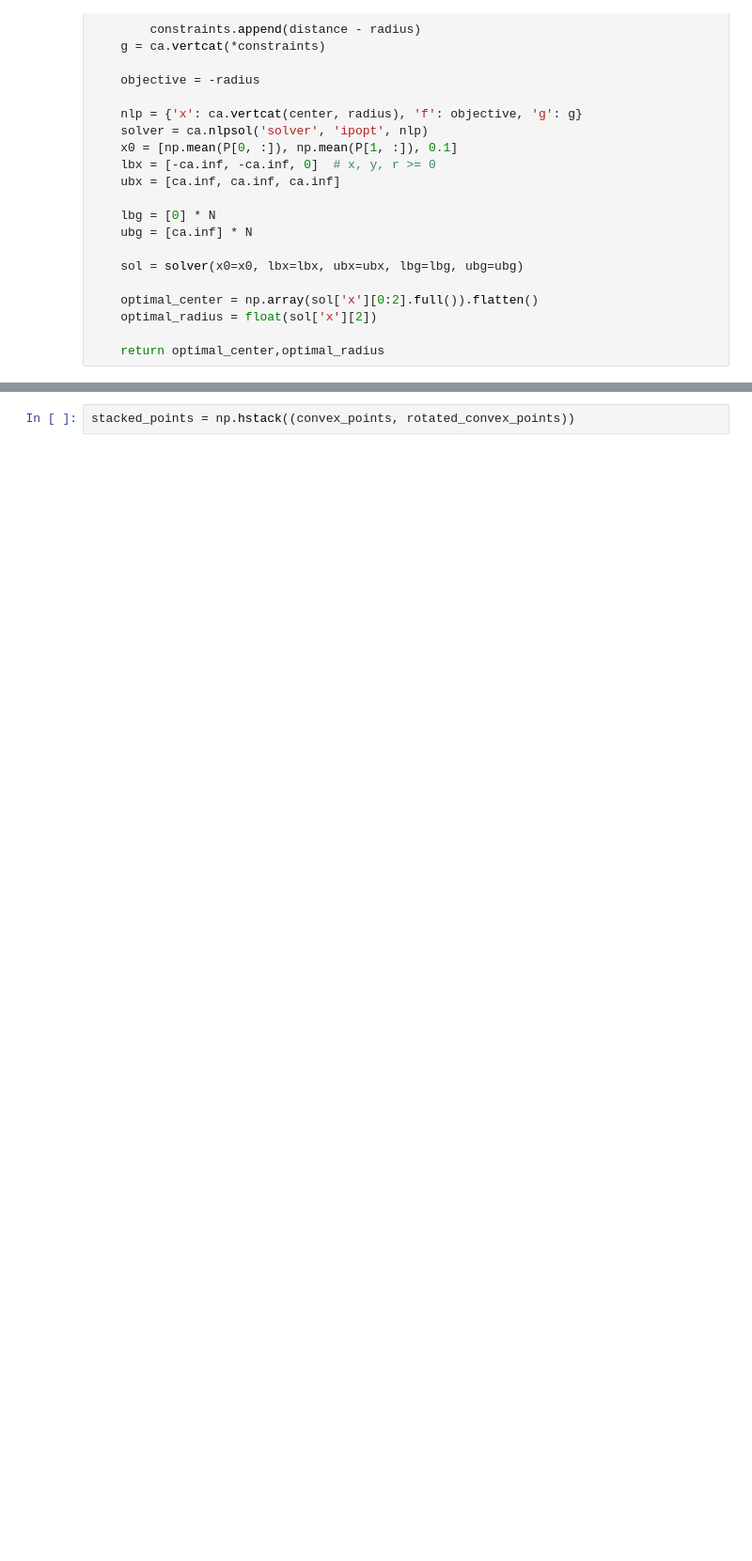
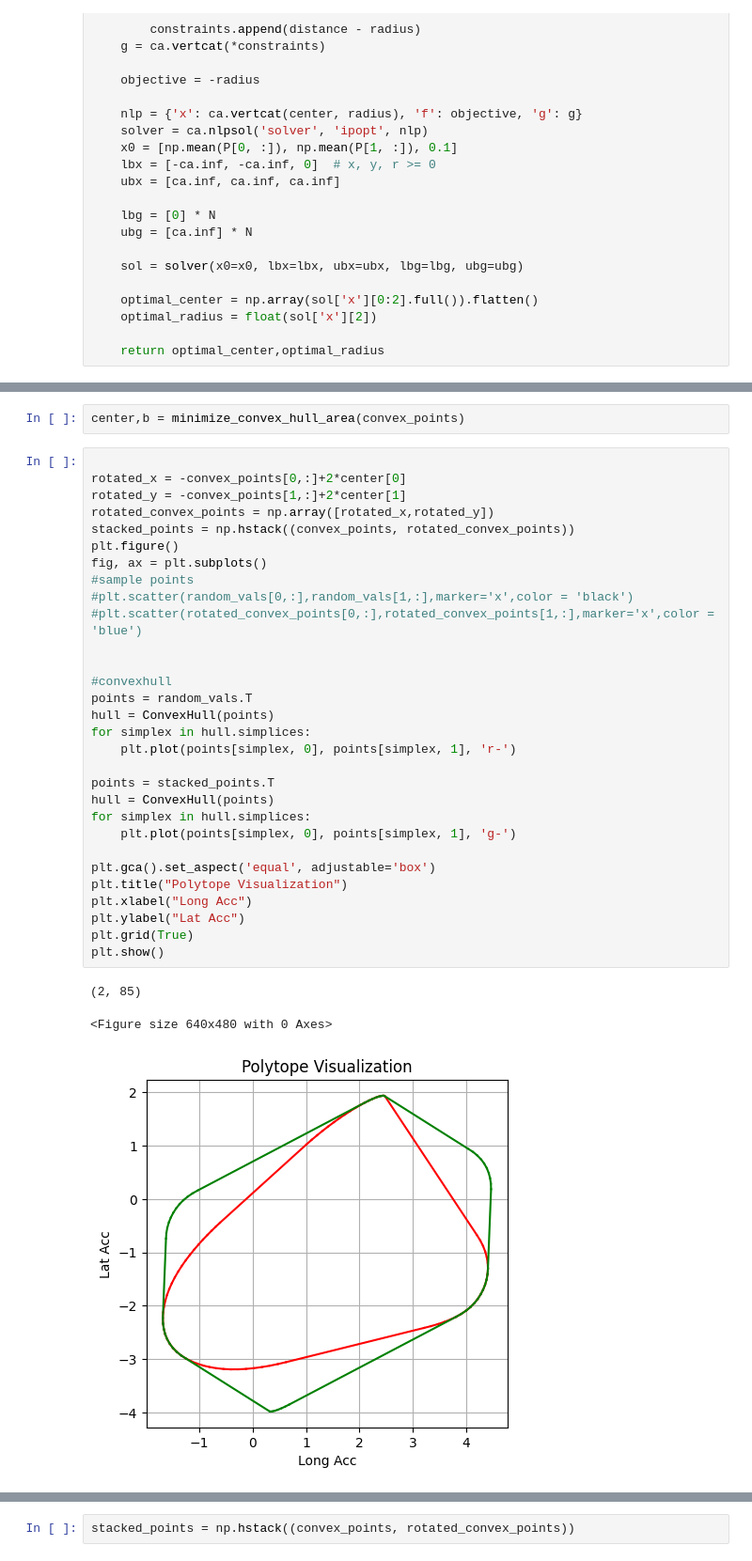
Before and after one commit to QDZHOU/FYP_Intent_Learning, a Jupyter notebook: H_estimation_zonotope.ipynb, the cells around one changed output, grey strips where cells are left out. Shown at 94% size. Drawn from its saved outputs; the diff is of its cells as text; blank space fills up the shorter version.

```diff
--- a/H_estimation_zonotope.ipynb
+++ b/H_estimation_zonotope.ipynb
@@ -154,3 +190,39 @@ def opti_circle(P):
+# %%
+center,b = minimize_convex_hull_area(convex_points)
+# %%
+
+rotated_x = -convex_points[0,:]+2*center[0]
+rotated_y = -convex_points[1,:]+2*center[1]
+rotated_convex_points = np.array([rotated_x,rotated_y])
+stacked_points = np.hstack((convex_points, rotated_convex_points))
+plt.figure()
+fig, ax = plt.subplots()
+#sample points
+#plt.scatter(random_vals[0,:],random_vals[1,:],marker='x',color = 'black')
+#plt.scatter(rotated_convex_points[0,:],rotated_convex_points[1,:],marker='x',color = 'blue')
+
+
+#convexhull
+points = random_vals.T
+hull = ConvexHull(points)
+for simplex in hull.simplices:
+    plt.plot(points[simplex, 0], points[simplex, 1], 'r-')
+
+points = stacked_points.T
+hull = ConvexHull(points)
+for simplex in hull.simplices:
+    plt.plot(points[simplex, 0], points[simplex, 1], 'g-')
+
+plt.gca().set_aspect('equal', adjustable='box')
+plt.title("Polytope Visualization")
+plt.xlabel("Long Acc")
+plt.ylabel("Lat Acc")
+plt.grid(True)
+plt.show()
+# %% [output]
+(2, 85)
+<Figure size 640x480 with 0 Axes>
+[figure, added]
 # %%
 center, radius = opti_circle(convex_points)
 print(convex_points.shape)
```
Also changed, not shown: parts of 4 cells of this notebook, 3 other files.
